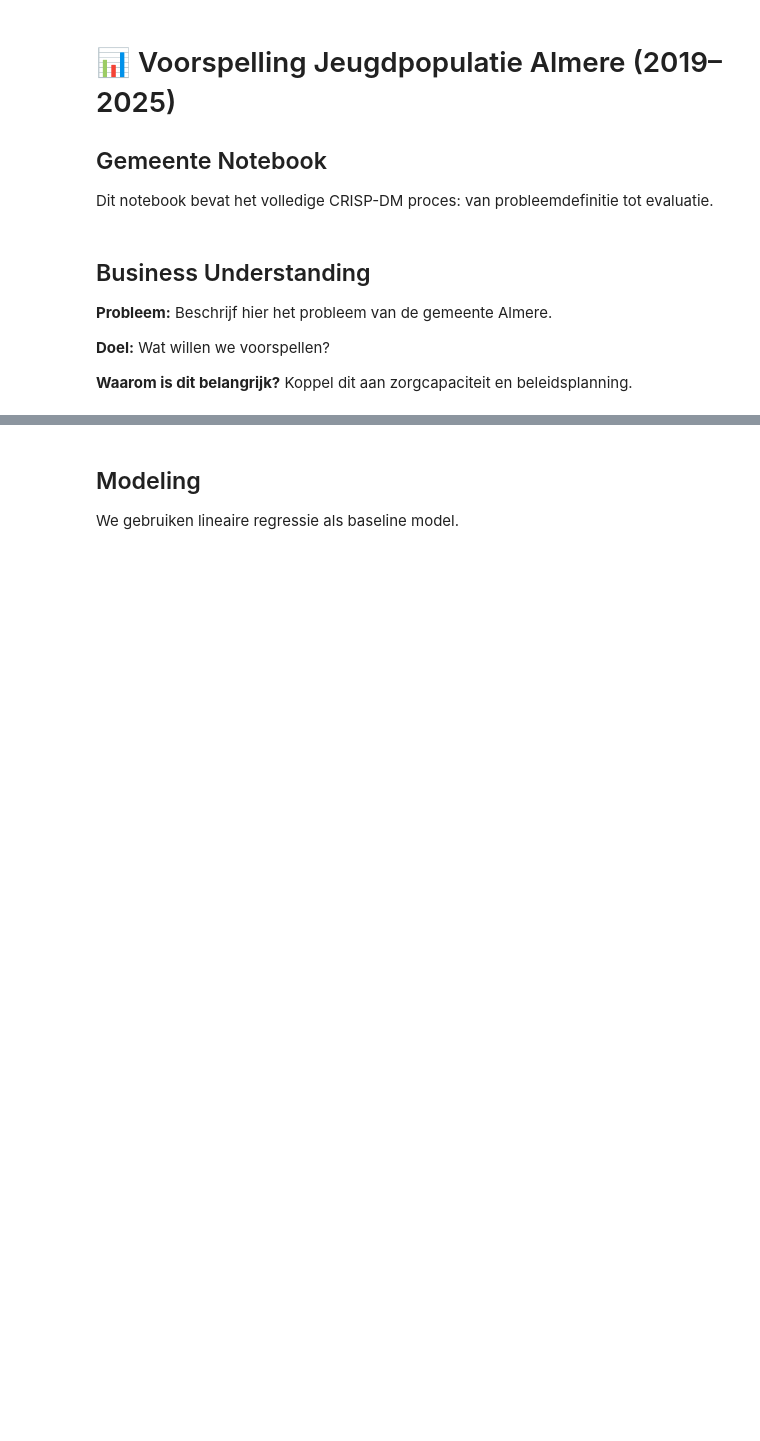
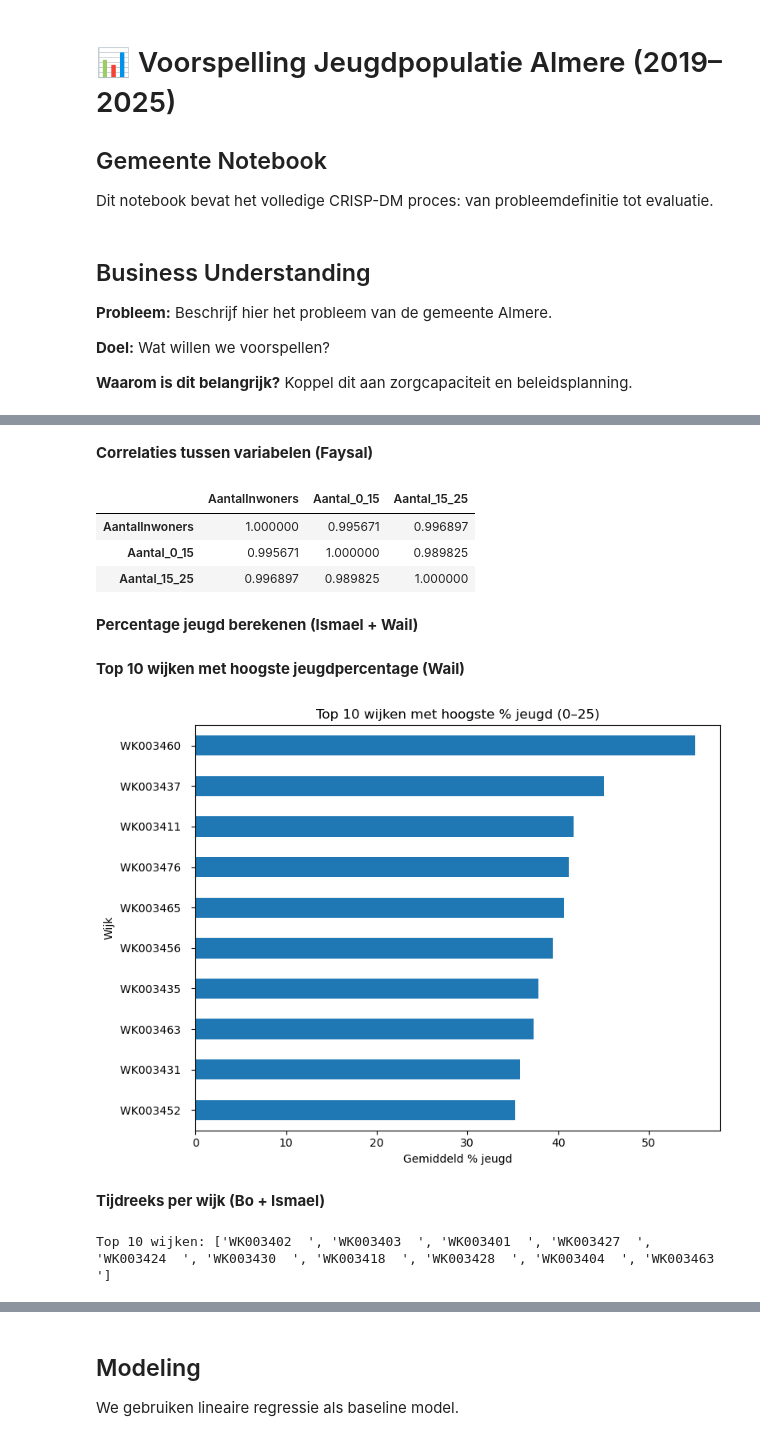
Before and after one commit to Ismael-991/almere-jeugd-voorspelling, a Jupyter notebook: notebooks/final/Gezamenlijke_notebook.ipynb, the cells around one changed output, grey strips where cells are left out. Cells and saved outputs as stored; diff of their text form; code cells hidden in the pictures; blank space fills up the shorter version.

```diff
--- a/notebooks/final/Gezamenlijke_notebook.ipynb
+++ b/notebooks/final/Gezamenlijke_notebook.ipynb
@@ -18,0 +361,60 @@ Koppel dit aan zorgcapaciteit en beleidsplanning.
+# %% [markdown]
+**Correlaties tussen variabelen (Faysal)**
+# %%
+df[["AantalInwoners", "Aantal_0_15", "Aantal_15_25"]].corr()
+# %% [output]
+|  | AantalInwoners | Aantal_0_15 | Aantal_15_25 |
+| AantalInwoners | 1.000000 | 0.995671 | 0.996897 |
+| Aantal_0_15 | 0.995671 | 1.000000 | 0.989825 |
+| Aantal_15_25 | 0.996897 | 0.989825 | 1.000000 |
+# %% [markdown]
+**Percentage jeugd berekenen (Ismael + Wail)**
+# %%
+df["pct_0_15"] = (df["Aantal_0_15"] / df["AantalInwoners"]) * 100
+df["pct_15_25"] = (df["Aantal_15_25"] / df["AantalInwoners"]) * 100
+df["Perc_TotaleJeugd"] = df["pct_0_15"] + df["pct_15_25"]
+
+df[["pct_0_15", "pct_15_25", "Perc_TotaleJeugd"]].describe()
+
+# Onmogelijke waarden (>100%)
+df[df["Perc_TotaleJeugd"] > 100][
+    ["Wijk", "WijkCode", "AantalInwoners", "Aantal_0_15", "Aantal_15_25", "Perc_TotaleJeugd"]
+].head(10)
+
+# Extra check: jeugd groter dan totaal (moet 0 zijn)
+df[(df["Aantal_0_15"] + df["Aantal_15_25"]) > df["AantalInwoners"]].head(10)
+
+# Filter onmogelijke rijen weg
+df = df[df["Perc_TotaleJeugd"] <= 100].copy()
+# %% [markdown]
+**Top 10 wijken met hoogste jeugdpercentage (Wail)**
+# %%
+gemiddeld_wijk = df.groupby("Wijk")["Perc_TotaleJeugd"].mean()
+top10_wijk = gemiddeld_wijk.sort_values(ascending=False).head(10)
+
+plt.figure(figsize=(8,6))
+top10_wijk.sort_values().plot(kind="barh")
+plt.title("Top 10 wijken met hoogste % jeugd (0–25)")
+plt.xlabel("Gemiddeld % jeugd")
+plt.tight_layout()
+plt.show()
+# %% [output]
+[figure, added]
+# %% [markdown]
+**Tijdreeks per wijk (Bo + Ismael)**
+# %%
+# Totale jeugd berekenen
+df["Totale_Jeugd"] = df["Aantal_0_15"] + df["Aantal_15_25"]
+
+# Top 10 wijken bepalen
+top10_wijken = (
+    df.groupby("Wijk")["Totale_Jeugd"]
+    .mean()
+    .sort_values(ascending=False)
+    .head(10)
+    .index
+)
+
+print("Top 10 wijken:", list(top10_wijken))
+# %% [output]
+Top 10 wijken: ['WK003402  ', 'WK003403  ', 'WK003401  ', 'WK003427  ', 'WK003424  ', 'WK003430  ', 'WK003418  ', 'WK003428  ', 'WK003404  ', 'WK003463  ']
```
Also changed, not shown: parts of 30 cells of this notebook, 2 other files.
